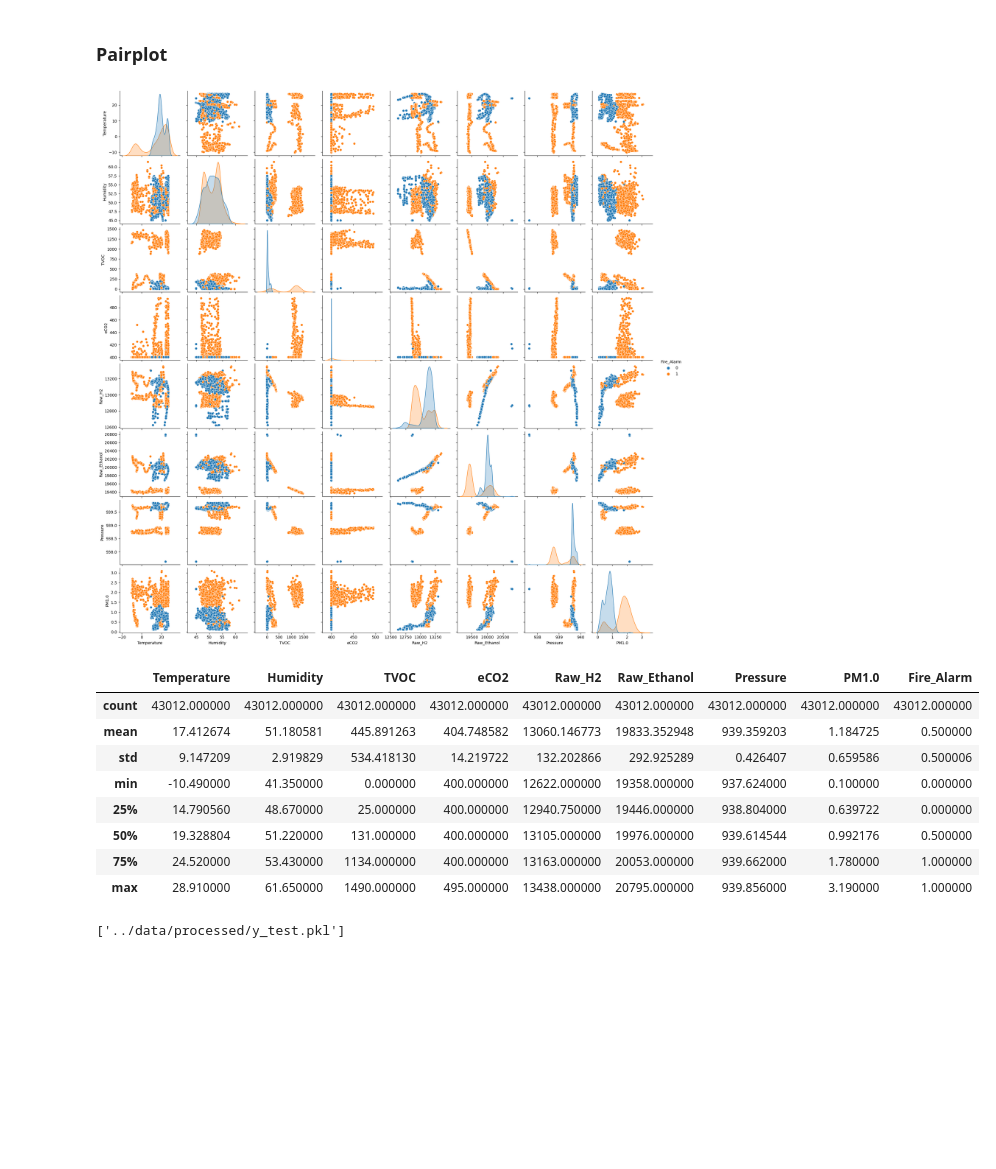
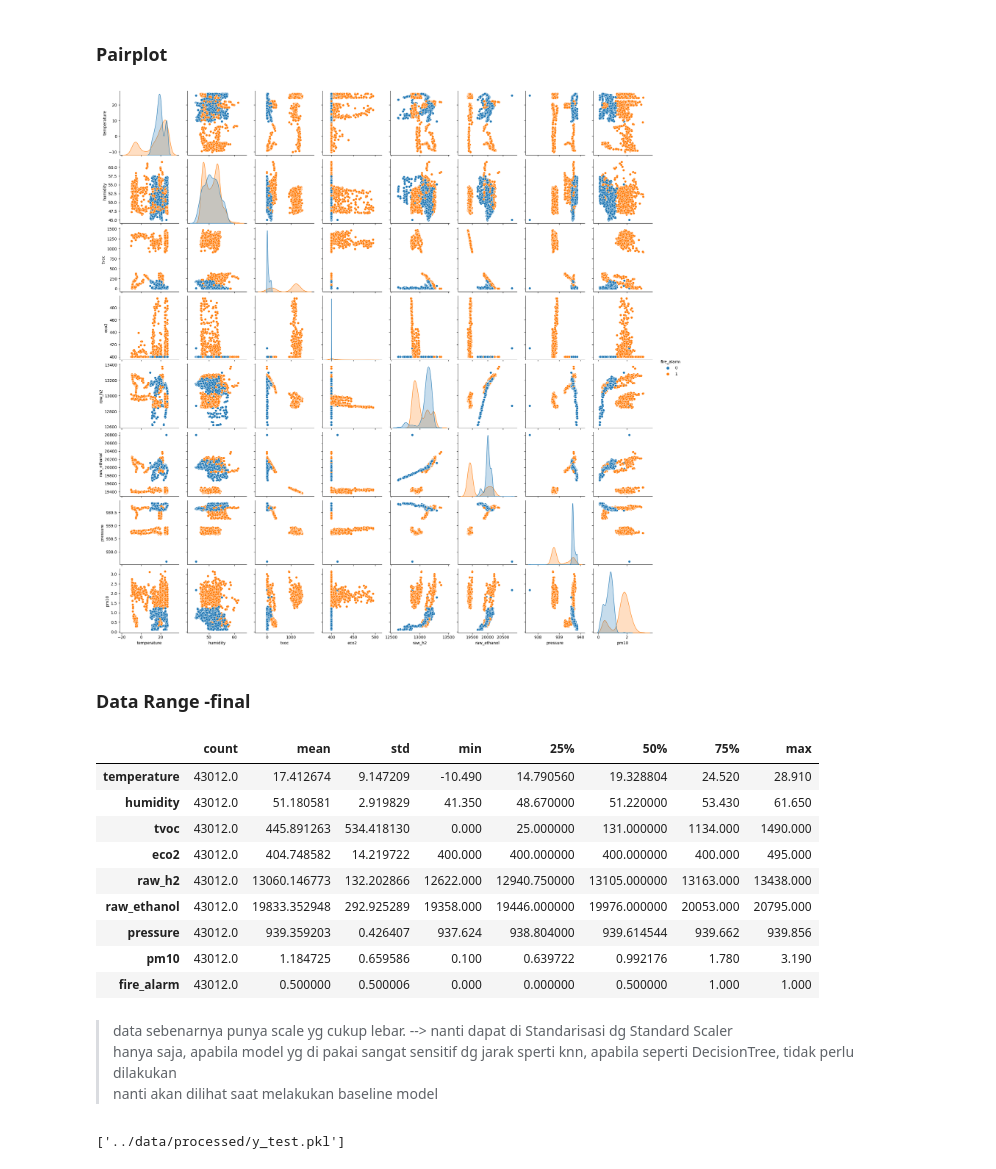
Before and after one commit to hendrikt1479/ml_project_final, a Jupyter notebook: notebooks/EDA.ipynb, the cells around one changed output. Drawn from its saved outputs; the diff is of its cells as text; code cells hidden in the pictures; blank space fills up the shorter version.

```diff
--- a/notebooks/EDA.ipynb
+++ b/notebooks/EDA.ipynb
@@ -32,7 +32,7 @@ df
 # %% [markdown]
 ### Data Splitting
 # %%
-target = 'Fire_Alarm'
+target = 'fire_alarm'
 x = df.drop(target, axis=1).copy()
 y = df[target].copy()
 # %%
@@ -138,11 +155,12 @@ train_set.corr()
 # %% [markdown]
 ### Outlier
 # %%
-# Checking boxplot
-fig, ax = plt.subplots(nrows=3, ncols=5, figsize=(20,10))
-for j,i in enumerate(train_set.columns):
-    sns.boxplot(data=train_set, x=i, ax=ax[j//5,j%5], hue=target)
-    ax[j//5, j%5].axvline(train_set[i].mean(), 0, 1, color = 'g')
-    ax[j//5, j%5].set_title(i)
+plt.style.use('default')
+
+fig, ax = plt.subplots(nrows=3, ncols=5, figsize=(25,15))
+
+for j,i in enumerate(z.columns):
+    sns.boxplot(x=z[i], ax=ax[j//5,j%5])
+    ax[j//5, j%5].axvline(z[i].mean(), 0, 1, color = 'r')
 plt.show()
 # %% [output]
@@ -615,0 +636,4 @@ train_set_clean_sm
+# %%
+new_cols = ['temperature', 'humidity', 'tvoc', 'eco2', 'raw_h2', 'raw_ethanol', 'pressure', 'pm10', 'fire_alarm']
+train_set_clean_sm = train_set_clean_sm[new_cols].copy()
+train_set_clean_sm
@@ -619,19 +657,26 @@ train_set_clean_sm
 sns.pairplot(train_set_clean_sm.sample(2000), hue=target)
 plt.show()
 # %% [output]
-[figure, old version]
+[figure, new version]
+# %% [markdown]
+### Data Range -final
 # %%
-train_set_clean_sm.describe()
+train_set_clean_sm.describe().T
 # %% [output]
-|  | Temperature | Humidity | TVOC | eCO2 | Raw_H2 | Raw_Ethanol | Pressure | PM1.0 | Fire_Alarm |
-| count | 43012.000000 | 43012.000000 | 43012.000000 | 43012.000000 | 43012.000000 | 43012.000000 | 43012.000000 | 43012.000000 | 43012.000000 |
-| mean | 17.412674 | 51.180581 | 445.891263 | 404.748582 | 13060.146773 | 19833.352948 | 939.359203 | 1.184725 | 0.500000 |
-| std | 9.147209 | 2.919829 | 534.418130 | 14.219722 | 132.202866 | 292.925289 | 0.426407 | 0.659586 | 0.500006 |
-| min | -10.490000 | 41.350000 | 0.000000 | 400.000000 | 12622.000000 | 19358.000000 | 937.624000 | 0.100000 | 0.000000 |
-| 25% | 14.790560 | 48.670000 | 25.000000 | 400.000000 | 12940.750000 | 19446.000000 | 938.804000 | 0.639722 | 0.000000 |
-| 50% | 19.328804 | 51.220000 | 131.000000 | 400.000000 | 13105.000000 | 19976.000000 | 939.614544 | 0.992176 | 0.500000 |
-| 75% | 24.520000 | 53.430000 | 1134.000000 | 400.000000 | 13163.000000 | 20053.000000 | 939.662000 | 1.780000 | 1.000000 |
-| max | 28.910000 | 61.650000 | 1490.000000 | 495.000000 | 13438.000000 | 20795.000000 | 939.856000 | 3.190000 | 1.000000 |
+|  | count | mean | std | min | 25% | 50% | 75% | max |
+| temperature | 43012.0 | 17.412674 | 9.147209 | -10.490 | 14.790560 | 19.328804 | 24.520 | 28.910 |
+| humidity | 43012.0 | 51.180581 | 2.919829 | 41.350 | 48.670000 | 51.220000 | 53.430 | 61.650 |
+| tvoc | 43012.0 | 445.891263 | 534.418130 | 0.000 | 25.000000 | 131.000000 | 1134.000 | 1490.000 |
+| eco2 | 43012.0 | 404.748582 | 14.219722 | 400.000 | 400.000000 | 400.000000 | 400.000 | 495.000 |
+| raw_h2 | 43012.0 | 13060.146773 | 132.202866 | 12622.000 | 12940.750000 | 13105.000000 | 13163.000 | 13438.000 |
+| raw_ethanol | 43012.0 | 19833.352948 | 292.925289 | 19358.000 | 19446.000000 | 19976.000000 | 20053.000 | 20795.000 |
+| pressure | 43012.0 | 939.359203 | 0.426407 | 937.624 | 938.804000 | 939.614544 | 939.662 | 939.856 |
+| pm10 | 43012.0 | 1.184725 | 0.659586 | 0.100 | 0.639722 | 0.992176 | 1.780 | 3.190 |
+| fire_alarm | 43012.0 | 0.500000 | 0.500006 | 0.000 | 0.000000 | 0.500000 | 1.000 | 1.000 |
+# %% [markdown]
+> data sebenarnya punya scale yg cukup lebar. --> nanti dapat di Standarisasi dg Standard Scaler
+> hanya saja, apabila model yg di pakai sangat sensitif dg jarak sperti knn, apabila seperti DecisionTree, tidak perlu dilakukan
+> nanti akan dilihat saat melakukan baseline model
 # %%
 x_train = train_set_clean_sm.drop(target, axis=1)
 y_train = train_set_clean_sm[target].copy()
```
Also changed, not shown: parts of 97 cells of this notebook, 18 other files.
